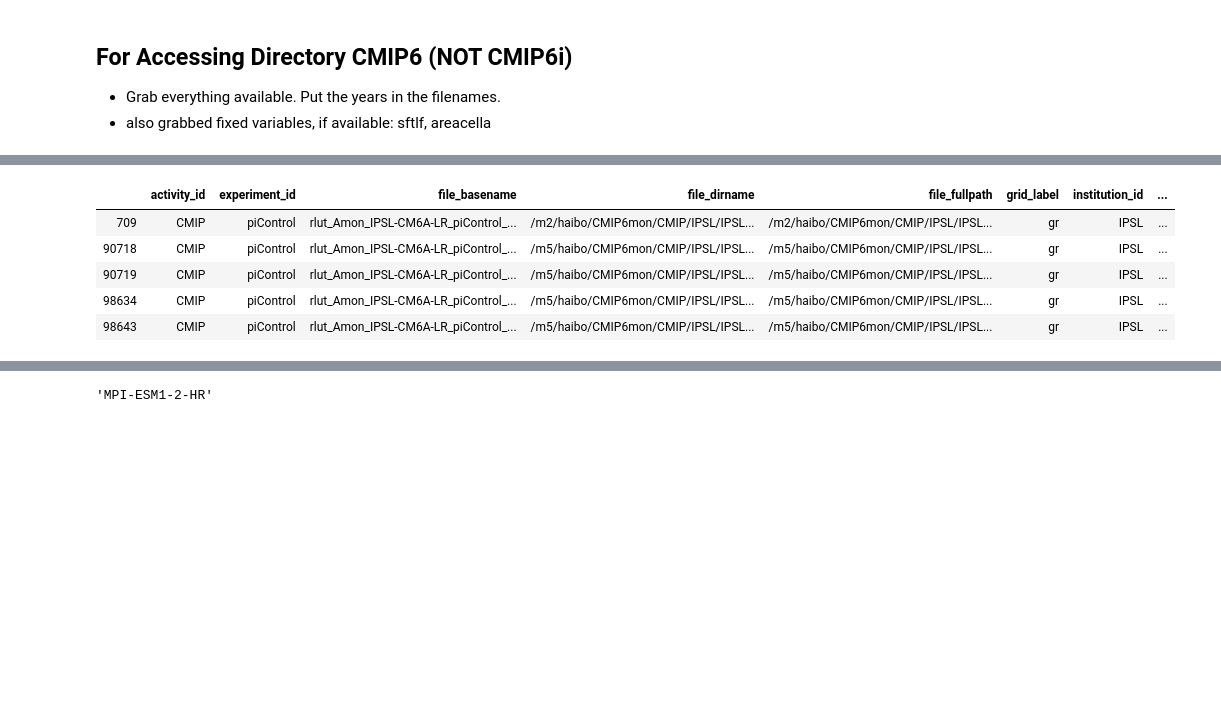
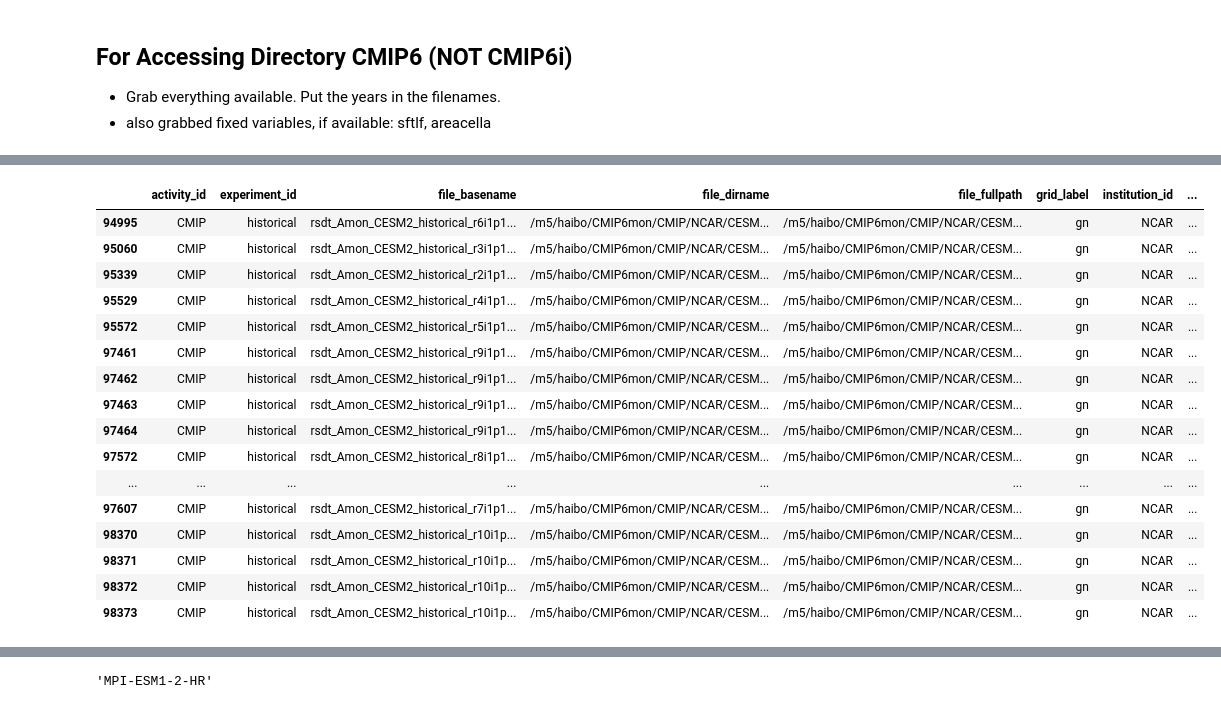
Before and after one commit to katemarvel/CMIP6_LDEO, a Jupyter notebook: Kate_cmip6.ipynb, the cells around one changed output, grey strips where cells are left out. Cells and saved outputs as stored; diff of their text form; code cells hidden in the pictures; blank space fills up the shorter version.

```diff
--- a/Kate_cmip6.ipynb
+++ b/Kate_cmip6.ipynb
@@ -69,7 +69,9 @@ if all_models:
                      'UKESM1-0-LL',	    # mrsos and tas done
                   )
 else:
-    model_names=['IPSL-CM6A-LR']
+    model_names=['CESM2']
+    #model_names=('IPSL-CM6A-LR',
+     #           'CESM2')
 for x in enumerate(model_names):
     print(x)
 # %% [output]
@@ -87,20 +89,24 @@ base_dir   = 'http://mary.ldeo.columbia.edu:81/CMIP6/.'
 out_dir = '/Users/kmarvel/Documents/DATA/LGM/FromMary/'
 
 # MIP/Sim Name (WITH YEAR RANGES)
-experiment_id = ('piControl')   # historical
-#experiment_id = ('historical')   # historical
+#experiment_id = ('piControl')   # historical
+experiment_id = ('historical')   # historical
 #experiment_id = ('ssp245')       # RCP 4.5 equivalent
 #experiment_id = ('ssp585')       # RCP 8.5 equivalent
 #experiment_id = ('ssp370')       # RCP 7.0 equivalent
-
+#experiment_id = ('abrupt-4xCO2')
 # Variable info: name, category, units_old, units_new, scale for new unites
-var_info = np.array([ ['rsutcs','W m-2', 'W m-2',1, 'TOA Clear-sky Outgoing Shortwave Radiation'],\
-                     ['rlut','W m-2', 'W m-2',1, 'TOA Outgoing Longwave Radiation'],\
-                     ['rlutcs','W m-2', 'W m-2',1, 'TOA Clear-sky Outgoing Longwave Radiation'],\
-                     ['ts','K','K',1,'surface air temperature'],\
-                    ])
+# var_info = np.array([ ['rsutcs','W m-2', 'W m-2',1, 'TOA Clear-sky Outgoing Shortwave Radiation'],\
+#                      ['rsut', 'W m-2', 'W m-2', 1, 'TOA Outgoing Shortwave Radiation'],\
+#                      ['rsdt', 'W m-2', 'W m-2', 1, 'TOA Downwelling Shortwave Radiation'],\
+#                      ['rlut','W m-2', 'W m-2',1, 'TOA Outgoing Longwave Radiation'],\
+#                      ['rlutcs','W m-2', 'W m-2',1, 'TOA Clear-sky Outgoing Longwave Radiation'],\
+#                      ['ts','K','K',1,'surface air temperature'],\
+#                      ])
 
 
+var_info=np.array([['rsdt', 'W m-2', 'W m-2', 1, 'TOA Downwelling Shortwave Radiation']])
+#var_info = np.array([['clt', '%', '%',1,'Total Cloud fraction']])
 #var_info = np.array([   ['rlut','W m-2','W m-2',1,'TOA Outgoing Longwave Radiation'],
            # ])
 
@@ -110,10 +116,8 @@ var_info = np.array([ ['rsutcs','W m-2', 'W m-2',1, 'TOA Clear-sky Outgoing Shor
 
 # Load dataframe containing all information available
 ingrid_cmip6 = pd.read_csv('mary_cmip6_101419.csv')
-#ingrid_cmip6 = pd.read_csv('../filelists/mary_cmip6_092319.csv')
-#ingrid_cmip6 = pd.read_csv('../filelists/mary_cmip6_082619.csv')
-#ingrid_cmip6 = pd.read_csv('../filelists/mary_cmip6_073119.csv')
-#ingrid_cmip6 = pd.read_csv('../filelists/mary_cmip6_073019.csv')
+#member_id="r1i1p1f1"
+member_id="r2i1p1f1"
 print(var_info)
 ingrid_cmip6
 
@@ -124,5 +128,4 @@ df_proclist = pd.DataFrame(columns=['model','sim','ensemble','variable'])
 #df1 = ingrid_cmip6[(ingrid_cmip6.source_id==curr_mod) & (ingrid_cmip6.variable_id==curr_var) & (ingrid_cmip6.experiment_id == experiment_id)]
 #df1 = ingrid_cmip6[(ingrid_cmip6.source_id=='BCC-CSM2-MR') & (ingrid_cmip6.variable_id=='lai')]
 #df1
-df_proclist
 # %% [output]
@@ -350,12 +300,27 @@ Not written:  /Users/kmarvel/Documents/DATA/LGM/FromMary//ts/IPSL-CM6A-LR/ts.piC
 # %%
-curr_mod='IPSL-CM6A-LR'
-curr_var="rlut"
-df1 = ingrid_cmip6[(ingrid_cmip6.source_id==curr_mod) & (ingrid_cmip6.variable_id==curr_var) & (ingrid_cmip6.experiment_id == experiment_id)]
+def check_data(curr_mod,variable_id,experiment_
+
+curr_mod="CESM2"
+df1 = ingrid_cmip6[(ingrid_cmip6.source_id==curr_mod)\
+                               & (ingrid_cmip6.variable_id=="rsdt") & \
+                               (ingrid_cmip6.experiment_id == experiment_id)]
 df1
+#print(curr_var)
 # %% [output]
 |  | activity_id | experiment_id | file_basename | file_dirname | file_fullpath | grid_label | institution_id | ... |
-| 709 | CMIP | piControl | rlut_Amon_IPSL-CM6A-LR_piControl_... | /m2/haibo/CMIP6mon/CMIP/IPSL/IPSL... | /m2/haibo/CMIP6mon/CMIP/IPSL/IPSL... | gr | IPSL | ... |
-| 90718 | CMIP | piControl | rlut_Amon_IPSL-CM6A-LR_piControl_... | /m5/haibo/CMIP6mon/CMIP/IPSL/IPSL... | /m5/haibo/CMIP6mon/CMIP/IPSL/IPSL... | gr | IPSL | ... |
-| 90719 | CMIP | piControl | rlut_Amon_IPSL-CM6A-LR_piControl_... | /m5/haibo/CMIP6mon/CMIP/IPSL/IPSL... | /m5/haibo/CMIP6mon/CMIP/IPSL/IPSL... | gr | IPSL | ... |
-| 98634 | CMIP | piControl | rlut_Amon_IPSL-CM6A-LR_piControl_... | /m5/haibo/CMIP6mon/CMIP/IPSL/IPSL... | /m5/haibo/CMIP6mon/CMIP/IPSL/IPSL... | gr | IPSL | ... |
-| 98643 | CMIP | piControl | rlut_Amon_IPSL-CM6A-LR_piControl_... | /m5/haibo/CMIP6mon/CMIP/IPSL/IPSL... | /m5/haibo/CMIP6mon/CMIP/IPSL/IPSL... | gr | IPSL | ... |
+| 94995 | CMIP | historical | rsdt_Amon_CESM2_historical_r6i1p1... | /m5/haibo/CMIP6mon/CMIP/NCAR/CESM... | /m5/haibo/CMIP6mon/CMIP/NCAR/CESM... | gn | NCAR | ... |
+| 95060 | CMIP | historical | rsdt_Amon_CESM2_historical_r3i1p1... | /m5/haibo/CMIP6mon/CMIP/NCAR/CESM... | /m5/haibo/CMIP6mon/CMIP/NCAR/CESM... | gn | NCAR | ... |
+| 95339 | CMIP | historical | rsdt_Amon_CESM2_historical_r2i1p1... | /m5/haibo/CMIP6mon/CMIP/NCAR/CESM... | /m5/haibo/CMIP6mon/CMIP/NCAR/CESM... | gn | NCAR | ... |
+| 95529 | CMIP | historical | rsdt_Amon_CESM2_historical_r4i1p1... | /m5/haibo/CMIP6mon/CMIP/NCAR/CESM... | /m5/haibo/CMIP6mon/CMIP/NCAR/CESM... | gn | NCAR | ... |
+| 95572 | CMIP | historical | rsdt_Amon_CESM2_historical_r5i1p1... | /m5/haibo/CMIP6mon/CMIP/NCAR/CESM... | /m5/haibo/CMIP6mon/CMIP/NCAR/CESM... | gn | NCAR | ... |
+| 97461 | CMIP | historical | rsdt_Amon_CESM2_historical_r9i1p1... | /m5/haibo/CMIP6mon/CMIP/NCAR/CESM... | /m5/haibo/CMIP6mon/CMIP/NCAR/CESM... | gn | NCAR | ... |
+| 97462 | CMIP | historical | rsdt_Amon_CESM2_historical_r9i1p1... | /m5/haibo/CMIP6mon/CMIP/NCAR/CESM... | /m5/haibo/CMIP6mon/CMIP/NCAR/CESM... | gn | NCAR | ... |
+| 97463 | CMIP | historical | rsdt_Amon_CESM2_historical_r9i1p1... | /m5/haibo/CMIP6mon/CMIP/NCAR/CESM... | /m5/haibo/CMIP6mon/CMIP/NCAR/CESM... | gn | NCAR | ... |
+| 97464 | CMIP | historical | rsdt_Amon_CESM2_historical_r9i1p1... | /m5/haibo/CMIP6mon/CMIP/NCAR/CESM... | /m5/haibo/CMIP6mon/CMIP/NCAR/CESM... | gn | NCAR | ... |
+| 97572 | CMIP | historical | rsdt_Amon_CESM2_historical_r8i1p1... | /m5/haibo/CMIP6mon/CMIP/NCAR/CESM... | /m5/haibo/CMIP6mon/CMIP/NCAR/CESM... | gn | NCAR | ... |
+| ... | ... | ... | ... | ... | ... | ... | ... | ... |
+| 97607 | CMIP | historical | rsdt_Amon_CESM2_historical_r7i1p1... | /m5/haibo/CMIP6mon/CMIP/NCAR/CESM... | /m5/haibo/CMIP6mon/CMIP/NCAR/CESM... | gn | NCAR | ... |
+| 98370 | CMIP | historical | rsdt_Amon_CESM2_historical_r10i1p... | /m5/haibo/CMIP6mon/CMIP/NCAR/CESM... | /m5/haibo/CMIP6mon/CMIP/NCAR/CESM... | gn | NCAR | ... |
+| 98371 | CMIP | historical | rsdt_Amon_CESM2_historical_r10i1p... | /m5/haibo/CMIP6mon/CMIP/NCAR/CESM... | /m5/haibo/CMIP6mon/CMIP/NCAR/CESM... | gn | NCAR | ... |
+| 98372 | CMIP | historical | rsdt_Amon_CESM2_historical_r10i1p... | /m5/haibo/CMIP6mon/CMIP/NCAR/CESM... | /m5/haibo/CMIP6mon/CMIP/NCAR/CESM... | gn | NCAR | ... |
+| 98373 | CMIP | historical | rsdt_Amon_CESM2_historical_r10i1p... | /m5/haibo/CMIP6mon/CMIP/NCAR/CESM... | /m5/haibo/CMIP6mon/CMIP/NCAR/CESM... | gn | NCAR | ... |
```
Also changed, not shown: parts of 6 cells of this notebook, 8 other files.
